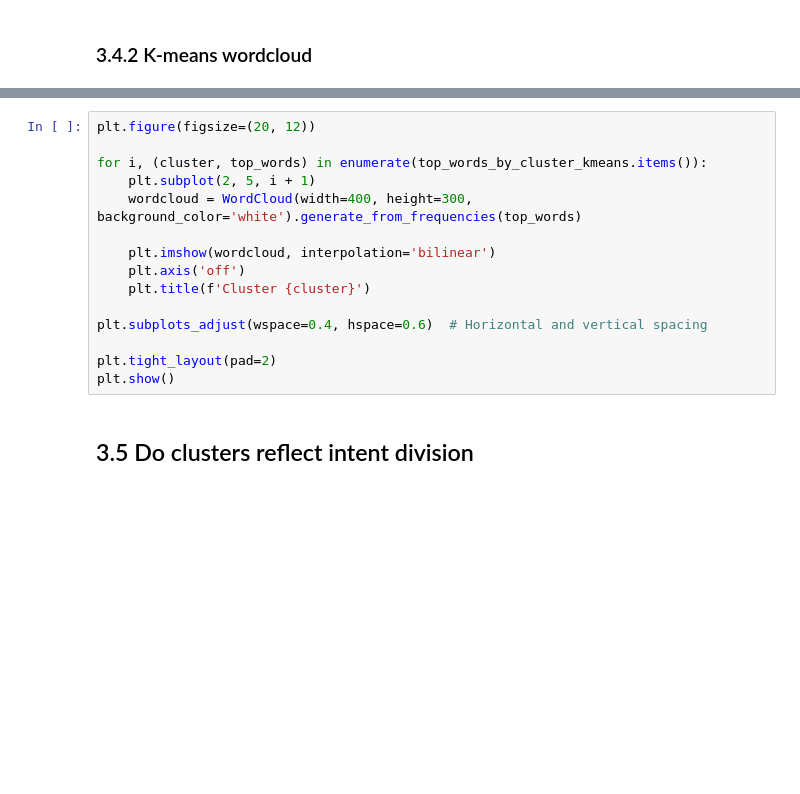
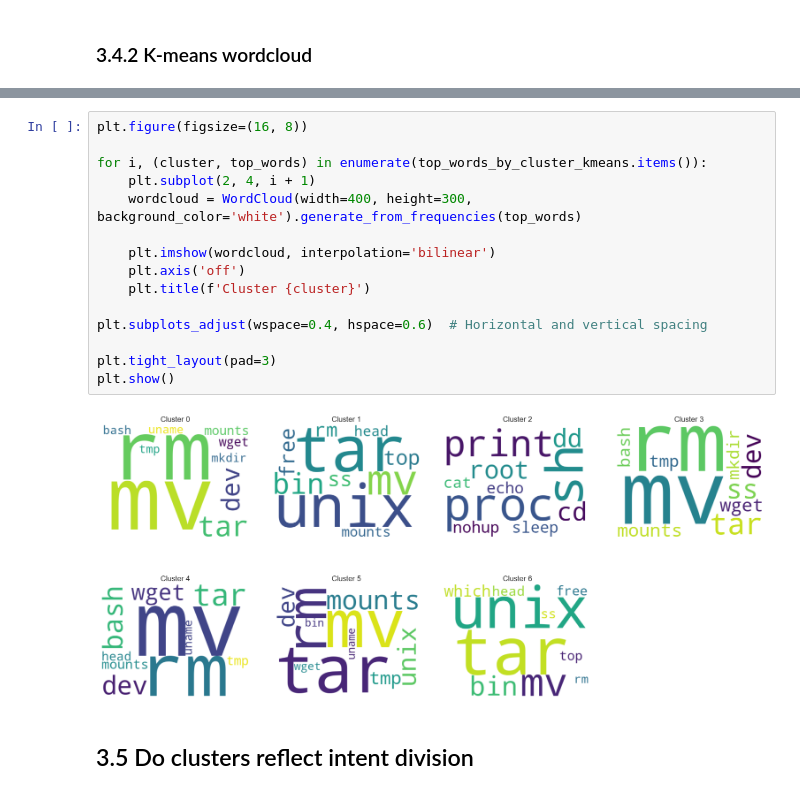
Before and after one commit to massimomecarelli/ML4N_project, a Jupyter notebook: Unsupervised_clustering.ipynb, the cells around one changed output, grey strips where cells are left out. Drawn from its saved outputs; the diff is of its cells as text; blank space fills up the shorter version.

```diff
--- a/Unsupervised_clustering.ipynb
+++ b/Unsupervised_clustering.ipynb
@@ -350,18 +391,20 @@ for cluster in cluster_groups_kmeans.index:
 # %%
-plt.figure(figsize=(20, 12))
+plt.figure(figsize=(16, 8))
 
 for i, (cluster, top_words) in enumerate(top_words_by_cluster_kmeans.items()):
-    plt.subplot(2, 5, i + 1)
+    plt.subplot(2, 4, i + 1)
     wordcloud = WordCloud(width=400, height=300, background_color='white').generate_from_frequencies(top_words)
 
     plt.imshow(wordcloud, interpolation='bilinear')
     plt.axis('off')
     plt.title(f'Cluster {cluster}')
 
 plt.subplots_adjust(wspace=0.4, hspace=0.6)  # Horizontal and vertical spacing
 
-plt.tight_layout(pad=2)
+plt.tight_layout(pad=3)
 plt.show()
+# %% [output]
+[figure, added]
 # %% [markdown]
 ## 3.5 Do clusters reflect intent division
 # %%
```
Also changed, not shown: parts of 15 cells of this notebook.
